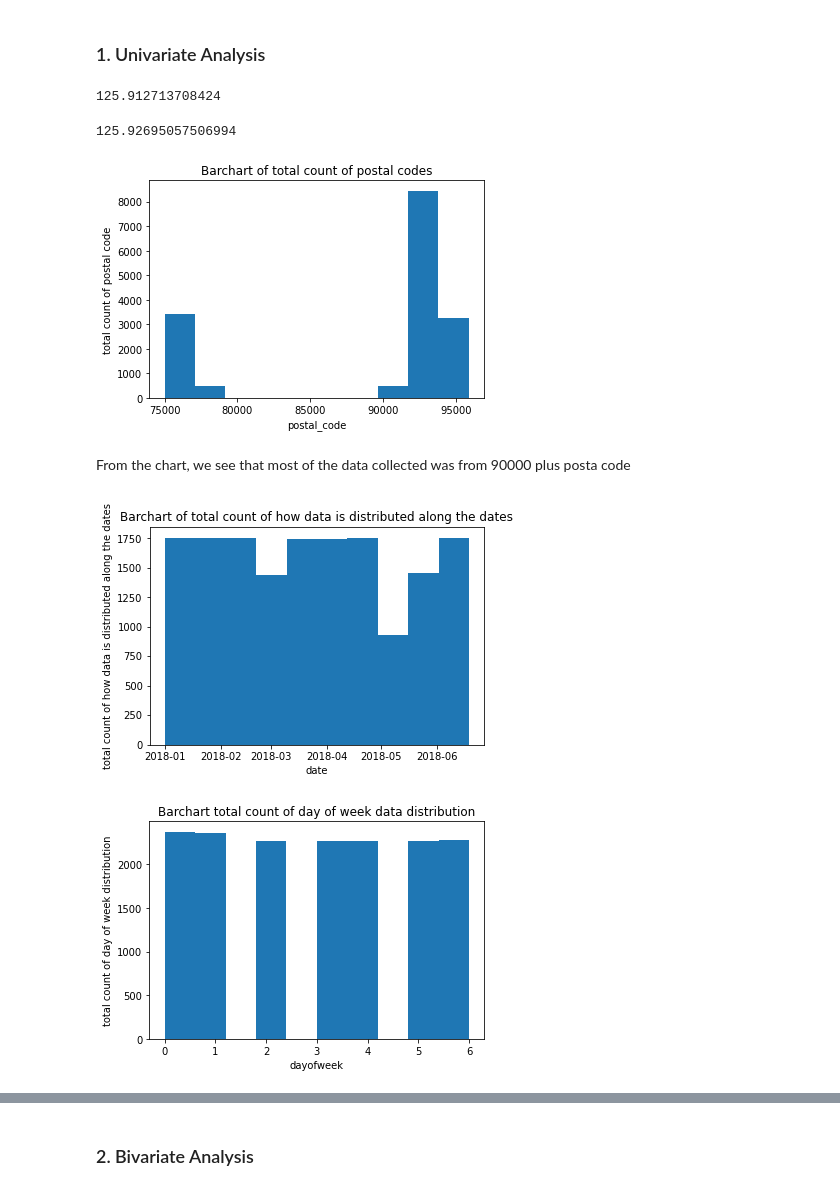
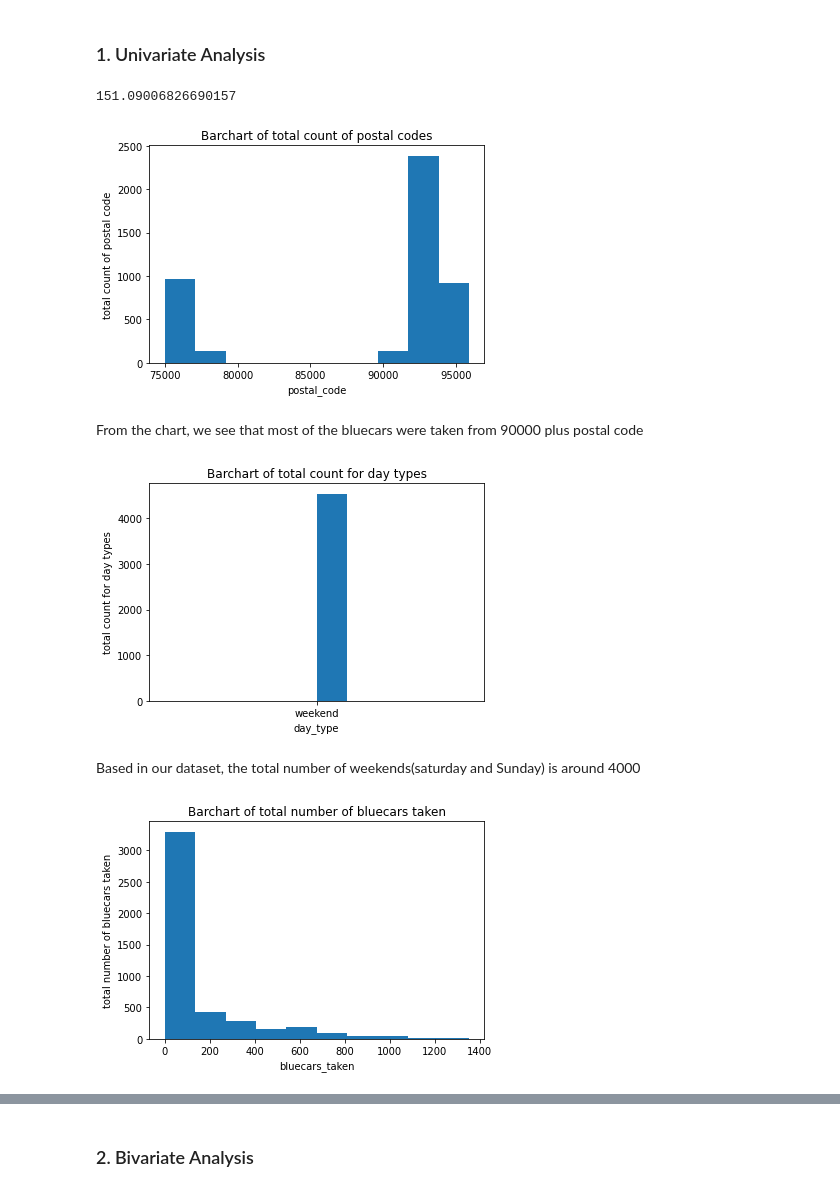
Before and after one commit to nchebet09/Naomi-s-Week-4-IP-Core, a Jupyter notebook: Naomi's_Core_Week_4_IP_on_Hypothesis_Testing.ipynb, the cells around one changed output, grey strips where cells are left out. Drawn from its saved outputs; the diff is of its cells as text; code cells hidden in the pictures.

```diff
--- a/Naomi's_Core_Week_4_IP_on_Hypothesis_Testing.ipynb
+++ b/Naomi's_Core_Week_4_IP_on_Hypothesis_Testing.ipynb
@@ -264,8 +282,9 @@ dtype: object
 # %%
-# step 3: drop the unnecessary columns. Our focus is on Bluecars,
-# thus we will drop the other car columns including n_daily_data_points since we dont need the column as well
+# step 4: drop the unnecessary columns. Our focus is on Bluecars taken in relation to postal code, and daytype
+# thus we will drop the other columns including date and n_daily_data_points
 
 autolib.drop(autolib.columns[7:13], axis=1, inplace=True)
-autolib.drop(['n_daily_data_points'], axis=1, inplace=True)
-autolib.head()
+autolib.drop(autolib.columns[1:4], axis=1, inplace=True)
+autolib.drop(['bluecars_returned'], axis=1, inplace=True)
+autolib.head(10)
 # %% [output]
@@ -285,0 +302,4 @@ array([False, False, False, False, False, False])
+# %%
+# step 5: since our focus is on weekends, let's drop all the rows with weekdays
+autolib_cleaned = autolib[autolib.day_type != 'weekday']
+autolib_cleaned
@@ -313,21 +354,15 @@ plt.show()
 # %% [markdown]
 ### 1. Univariate Analysis
 # %%
-# calculating the mean of bluecars returned
+# calculating the mean of bluecars taken from all the postal codes
 
-autolib['bluecars_returned'].mean()
+autolib_cleaned['bluecars_taken'].mean()
 # %% [output]
-125.912713708424
+151.09006826690157
-# %%
-# calculating the mean of bluecars taken
-
-autolib['bluecars_taken'].mean()
-# %% [output]
-125.92695057506994
 # %%
 # plotting a histogram for postal code to see the distribution
 
-postal_code = autolib['postal_code']
+postal_code = autolib_cleaned['postal_code']
 
 plt.hist(postal_code, histtype='bar', rwidth=1)
 plt.xlabel('postal_code')
@@ -335,28 +370,30 @@ plt.ylabel('total count of postal code')
 plt.title('Barchart of total count of postal codes')
 plt.show()
 # %% [output]
-[figure, old version]
+[figure, new version]
 # %% [markdown]
-From the chart, we see that most of the data collected was from 90000 plus posta code
+From the chart, we see that most of the bluecars were taken from 90000 plus postal code
 # %%
-# plotting a histogram for postal code to see the distribution
-date = autolib['date']
+# plotting a histogram for day of the week to see the distribution
+day_type = autolib_cleaned['day_type']
 
-plt.hist(date, histtype='bar', rwidth=1)
-plt.xlabel('date')
-plt.ylabel('total count of how data is distributed along the dates')
-plt.title('Barchart of total count of how data is distributed along the dates')
+plt.hist(day_type, histtype='bar', rwidth=1)
+plt.xlabel('day_type')
+plt.ylabel('total count for day types')
+plt.title('Barchart of total count for day types')
 plt.show()
 # %% [output]
-[figure, old version]
+[figure, new version]
+# %% [markdown]
+Based in our dataset, the total number of weekends(saturday and Sunday) is around 4000
 # %%
 # plotting a histogram for day of the week to see the distribution
-dayofweek = autolib['dayofweek']
+bluecars_taken = autolib_cleaned['bluecars_taken']
 
-plt.hist(dayofweek, histtype='bar', rwidth=1)
-plt.xlabel('dayofweek')
-plt.ylabel('total count of day of week distribution')
-plt.title('Barchart total count of day of week data distribution')
+plt.hist(bluecars_taken, histtype='bar', rwidth=1)
+plt.xlabel('bluecars_taken')
+plt.ylabel('total number of bluecars taken')
+plt.title('Barchart of total number of bluecars taken')
 plt.show()
 # %% [output]
-[figure, old version]
+[figure, new version]
```
Also changed, not shown: parts of 44 cells of this notebook.
